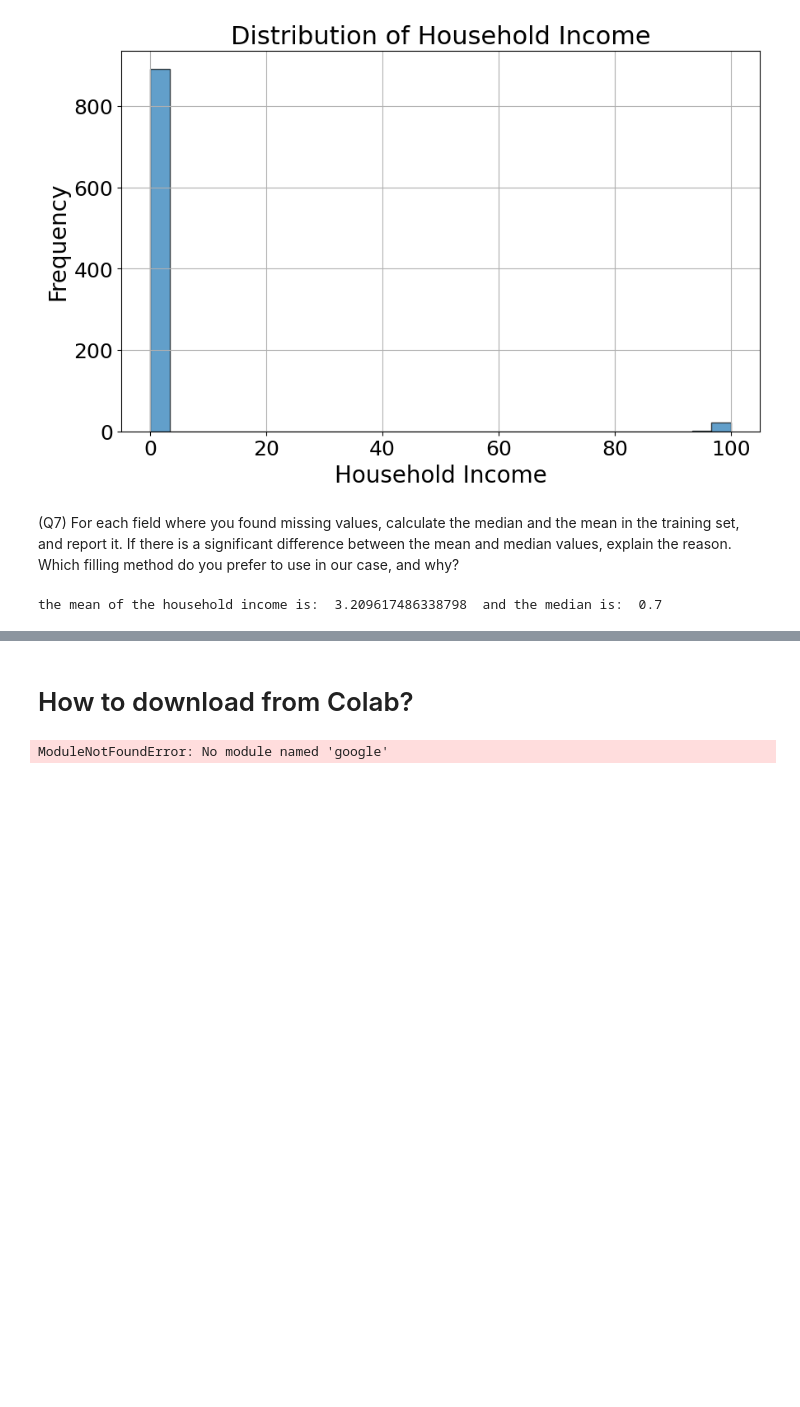
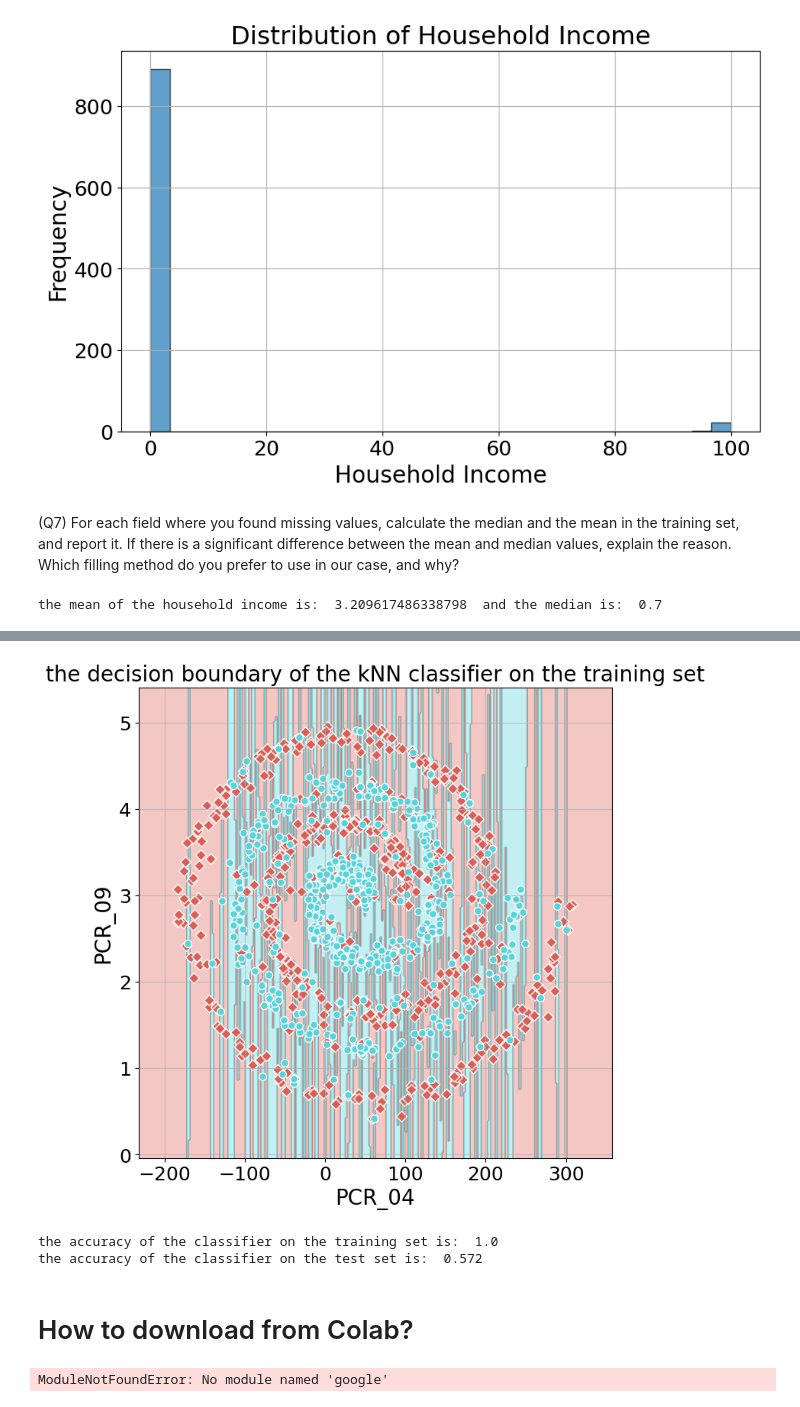
Before and after one commit to darnissan/ML_Intro, a Jupyter notebook: Major_HW1/HW1_template.ipynb, the cells around one changed output, grey strips where cells are left out. Saved outputs shown, nothing was run; the diff lists cells and outputs as text; code cells hidden in the pictures; blank space fills up the shorter version.

```diff
--- a/Major_HW1/HW1_template.ipynb
+++ b/Major_HW1/HW1_template.ipynb
@@ -152,3 +176,21 @@ the mean of the household income is:  3.209617486338798  and the median is:  0.7
+# %%
+import knn
+import visualize_clf
+X_train = train_set[['PCR_04','PCR_09']]
+Y_train = train_set['spread']
+X_test = test_set[['PCR_04','PCR_09']]
+Y_test = test_set['spread']
+clf= knn.kNN(1)
+clf.fit(X_train,Y_train)
+visualize_clf.visualize_clf(clf,X_train,Y_train,"the decision boundary of the kNN classifier on the training set","PCR_04","PCR_09")
+# %% [output]
+[figure, added]
+# %%
+print("the accuracy of the classifier on the training set is: ",clf.score(X_train,Y_train))
+print ("the accuracy of the classifier on the test set is: ",clf.score(X_test,Y_test))
+# %% [output]
+the accuracy of the classifier on the training set is:  1.0
+the accuracy of the classifier on the test set is:  0.572
 # %% [markdown]
 # How to download from Colab?
 # %%
```
Also changed, not shown: parts of 6 cells of this notebook, 4 other files.
